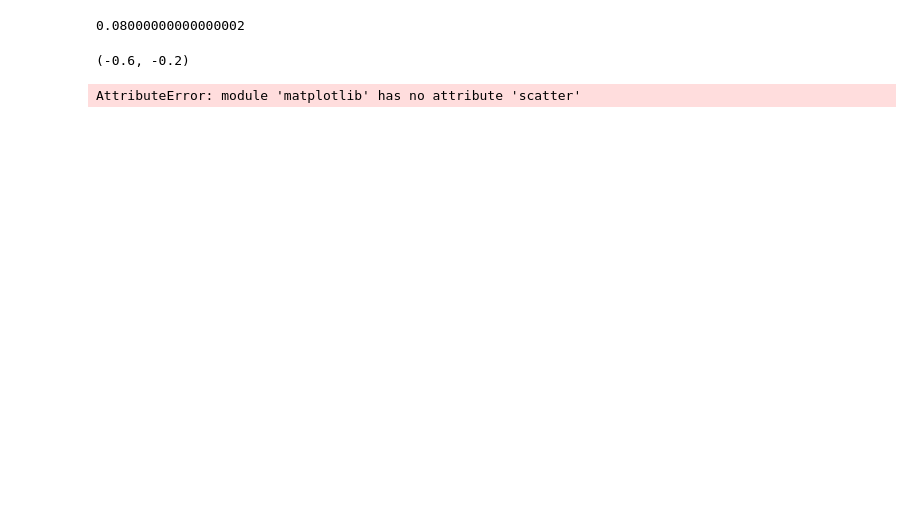
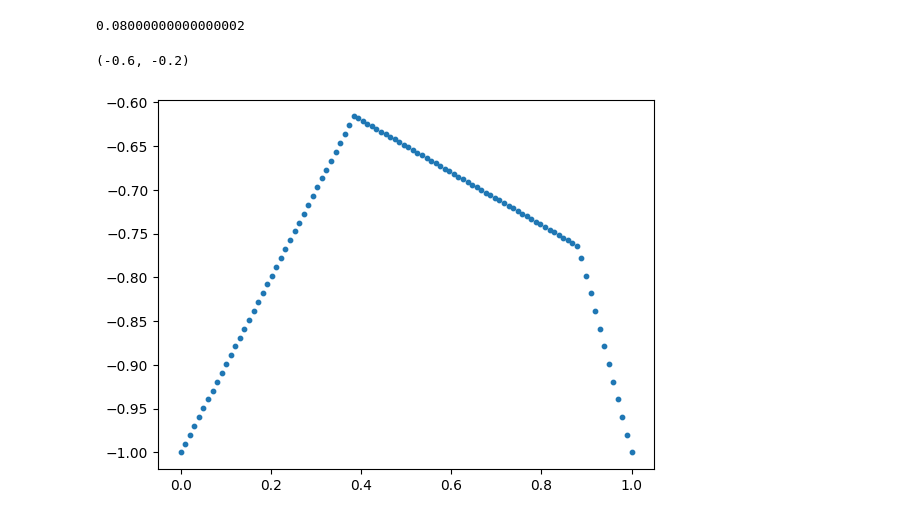
Before and after one commit to justMazi/game_theory_2023_Mazac, a Jupyter notebook: src/week1.ipynb, the cells around one changed output. Drawn from its saved outputs; the diff is of its cells as text; code cells hidden in the pictures; blank space fills up the shorter version.

```diff
--- a/src/week1.ipynb
+++ b/src/week1.ipynb
@@ -174,31 +203,39 @@ expected_matrixB = np.array([[4]])
 assert np.array_equal(matrixA, expected_matrixA)
 assert np.array_equal(matrixB, expected_matrixB)
 # %%
-
+import matplotlib as plt
 from typing import List, Optional
 import scipy
+import matplotlib.pyplot as plt
 
+# vykreslim graf value kdyz hraju proti BR tak jak dopadnu, postupne zkousim "vsechny" strategie
 
-matrix = np.array([[2, 0, 0.8],
-                [-1, 1, -0.5]])
+matrix = np.array([[-1, 0, -0.8],
+                [1, -1, -0.5]])
 
 normal_game_calculator = NormalFormGameCalculator(matrix, None)
 
 step_size=0.01
-# steps = np.linspace(0, 1, n)
+
 steps = np.linspace(0, 1, int(1 / step_size))
-vals = []
-for step in steps:
-    new_strat = np.array([[step, 1-step]]).transpose()
-    br = normal_game_calculator.get_best_response_strategy_against_row_player(new_strat)
-    # TODO: weird graph
-    p1_val, p2_val = normal_game_calculator.calculate_utilities(new_strat, br)
-    vals.append(p2_val)
+
+
+def draw_value_function():
+    vals = []
+    for step in steps:
+        row_strat = np.array([[step, 1-step]]).transpose()
+        column_best = normal_game_calculator.get_best_response_strategy_against_row_player(row_strat)
+
+        row_util, col_util = normal_game_calculator.calculate_utilities(row_strat, column_best)
+        vals.append(row_util)
+    return vals
+
+vals = draw_value_function()
 
 plt.scatter(steps, vals, s=10)
 plt.show()
 # %% [output]
-AttributeError: module 'matplotlib' has no attribute 'scatter'
+[figure, added]
 # %%
 
 def verify_support_one_side(matrix: np.array, support_row: List, support_col: List) -> Optional[List]:
```
Also changed, not shown: parts of 8 cells of this notebook.
